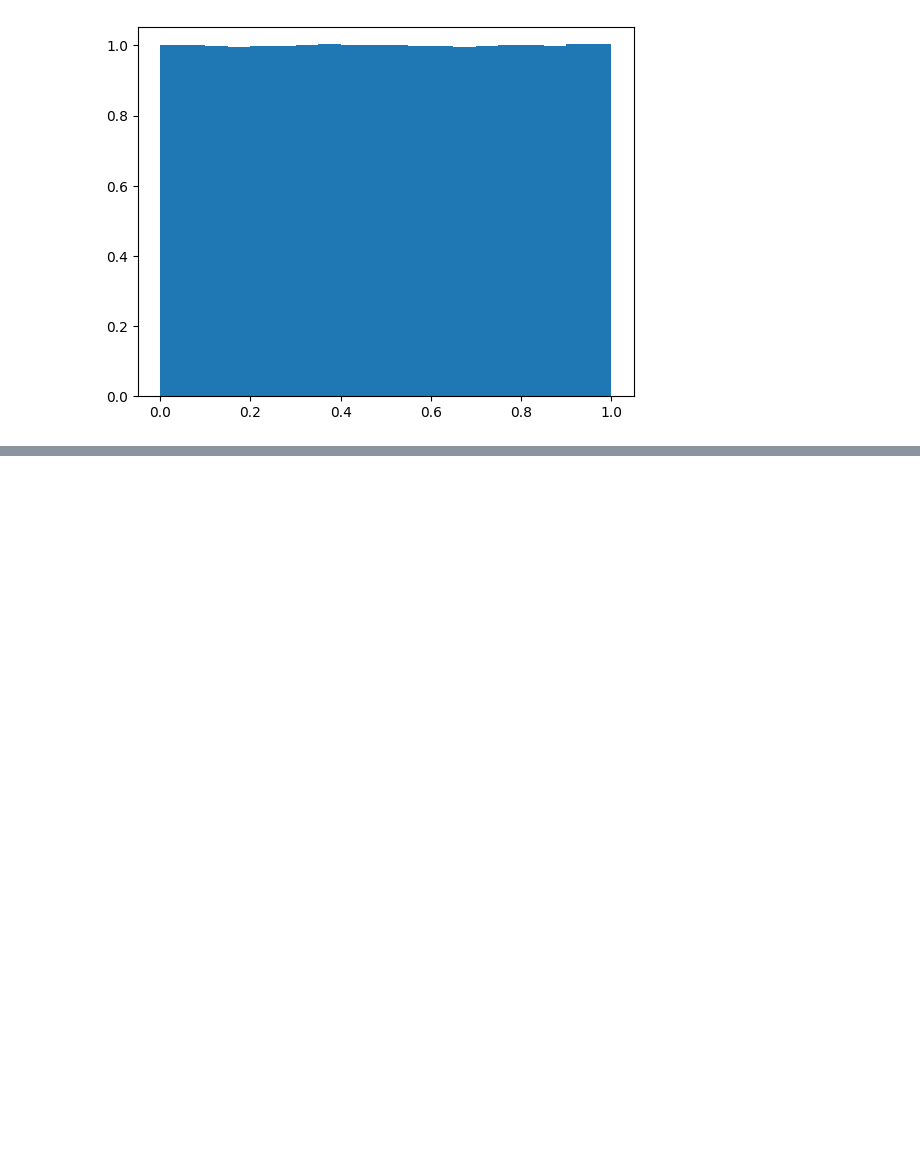
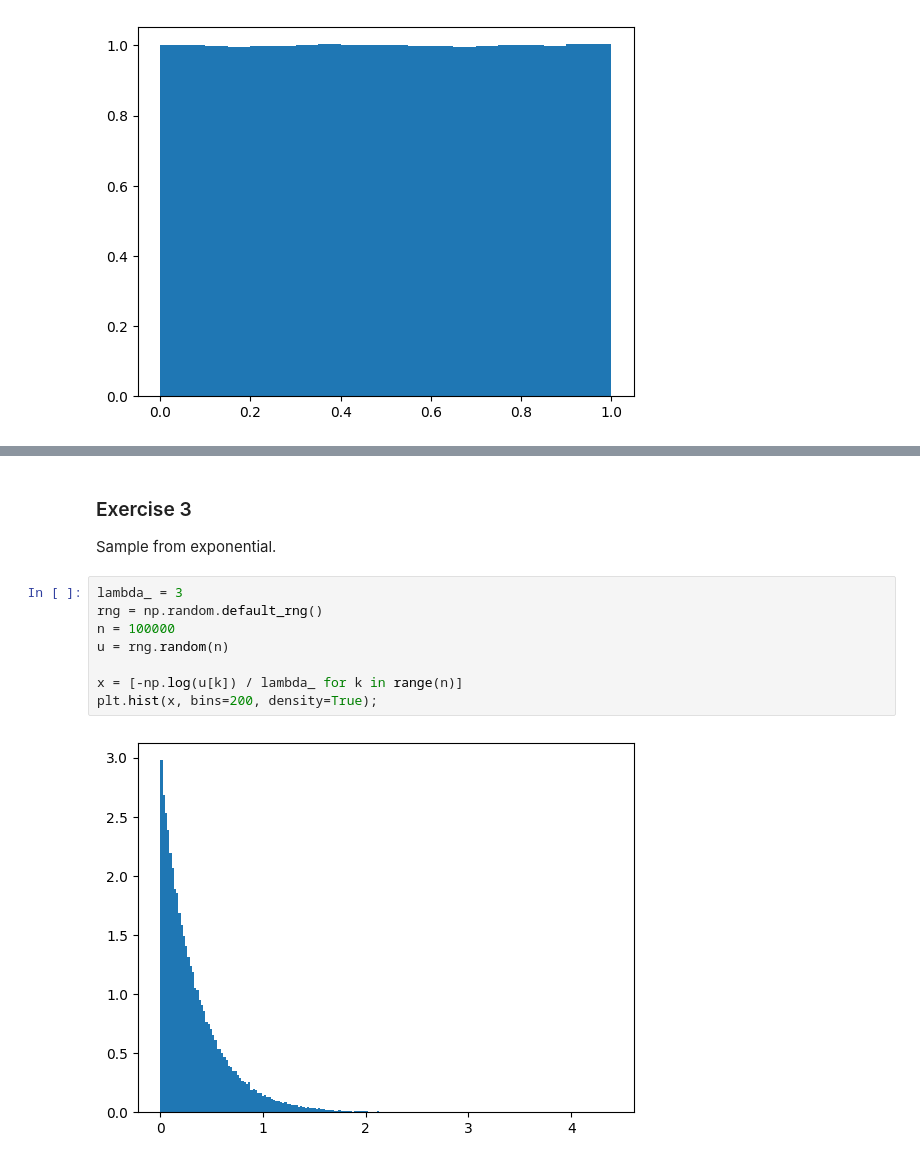
Before and after one commit to jCabala/learn-by-practise, a Jupyter notebook: ICL/stochasticSimulationICL/week_1.ipynb, the cells around one changed output, grey strips where cells are left out. Drawn from its saved outputs; the diff is of its cells as text; blank space fills up the shorter version.

```diff
--- a/ICL/stochasticSimulationICL/week_1.ipynb
+++ b/ICL/stochasticSimulationICL/week_1.ipynb
@@ -48,0 +49,13 @@ plt.show()
+# %% [markdown]
+### Exercise 3
+Sample from exponential.
+# %%
+lambda_ = 3
+rng = np.random.default_rng()
+n = 100000
+u = rng.random(n)
+
+x = [-np.log(u[k]) / lambda_ for k in range(n)]
+plt.hist(x, bins=200, density=True);
+# %% [output]
+[figure, added]
```
Also changed, not shown: parts of 2 cells of this notebook, 4 other files.
